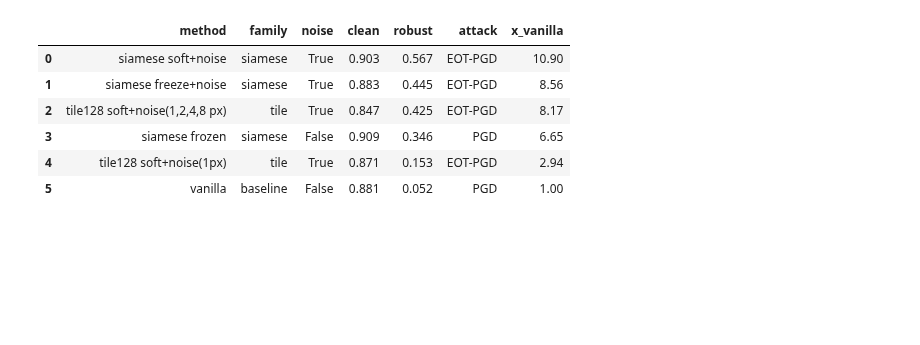
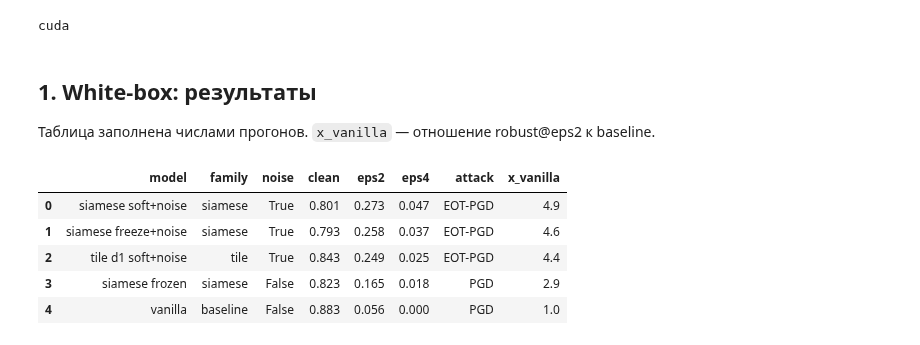
Before and after one commit to tarakanov517/CV_JND_based_approach, a Jupyter notebook: notebooks/compare_experiments.ipynb, the cells around one changed output. Cells and saved outputs as stored; diff of their text form; code cells hidden in the pictures; blank space fills up the shorter version.

Commit message:
as: add updated notebook with experiments: depth + white-box + black-box

```diff
--- a/notebooks/compare_experiments.ipynb
+++ b/notebooks/compare_experiments.ipynb
@@ -7,23 +15,38 @@
+# %%
+import os, sys
+if os.path.basename(os.getcwd()) == 'notebooks':
+    os.chdir('..')
+sys.path.insert(0, os.getcwd())
+
+import torch
+import pandas as pd
+import matplotlib.pyplot as plt
+
+device = torch.device('cuda' if torch.cuda.is_available() else 'cpu')
+EPS = [2/255, 4/255]
+print(device)
+# %% [output]
+cuda
+# %% [markdown]
+## 1. White-box: результаты
+
+Таблица заполнена числами прогонов.
+`x_vanilla` — отношение robust@eps2 к baseline.
 # %%
-# ── Собранные результаты (eps=2/255, честные атаки) ──────────────────────
-results = [
-    dict(method='vanilla',              family='baseline', noise=False, clean=0.881, robust=0.052, attack='PGD'),
-    dict(method='siamese frozen',       family='siamese',  noise=False, clean=0.909, robust=0.346, attack='PGD'),
-    dict(method='siamese freeze+noise', family='siamese',  noise=True,  clean=0.883, robust=0.445, attack='EOT-PGD'),
-    dict(method='siamese soft+noise',   family='siamese',  noise=True,  clean=0.903, robust=0.567, attack='EOT-PGD'),
-    dict(method='tile128 soft+noise(1px)',   family='tile',     noise=True,  clean=0.871, robust=0.153, attack='EOT-PGD'),
-    dict(method='tile128 soft+noise(1,2,4,8 px)',   family='tile',     noise=True,  clean=0.847, robust=0.425, attack='EOT-PGD'),
+final = [
+    dict(model='vanilla',              family='baseline', noise=False, clean=0.883, eps2=0.056, eps4=0.000, attack='PGD'),
+    dict(model='siamese frozen',       family='siamese',  noise=False, clean=0.823, eps2=0.165, eps4=0.018, attack='PGD'),
+    dict(model='tile d1 soft+noise',   family='tile',     noise=True,  clean=0.843, eps2=0.249, eps4=0.025, attack='EOT-PGD'),
+    dict(model='siamese freeze+noise', family='siamese',  noise=True,  clean=0.793, eps2=0.258, eps4=0.037, attack='EOT-PGD'),
+    dict(model='siamese soft+noise',   family='siamese',  noise=True,  clean=0.801, eps2=0.273, eps4=0.047, attack='EOT-PGD'),
 ]
-
-import pandas as pd
-df = pd.DataFrame(results)
-df['x_vanilla'] = (df['robust'] / df.loc[df.method == 'vanilla', 'robust'].values[0]).round(2)
-df.sort_values('robust', ascending=False).reset_index(drop=True)
+fdf = pd.DataFrame(final)
+fdf['x_vanilla'] = (fdf.eps2 / fdf.loc[fdf.model == 'vanilla', 'eps2'].values[0]).round(1)
+fdf.sort_values('eps2', ascending=False).reset_index(drop=True)
 # %% [output]
-|  | method | family | noise | clean | robust | attack | x_vanilla |
-| 0 | siamese soft+noise | siamese | True | 0.903 | 0.567 | EOT-PGD | 10.90 |
-| 1 | siamese freeze+noise | siamese | True | 0.883 | 0.445 | EOT-PGD | 8.56 |
-| 2 | tile128 soft+noise(1,2,4,8 px) | tile | True | 0.847 | 0.425 | EOT-PGD | 8.17 |
-| 3 | siamese frozen | siamese | False | 0.909 | 0.346 | PGD | 6.65 |
-| 4 | tile128 soft+noise(1px) | tile | True | 0.871 | 0.153 | EOT-PGD | 2.94 |
-| 5 | vanilla | baseline | False | 0.881 | 0.052 | PGD | 1.00 |
+|  | model | family | noise | clean | eps2 | eps4 | attack | x_vanilla |
+| 0 | siamese soft+noise | siamese | True | 0.801 | 0.273 | 0.047 | EOT-PGD | 4.9 |
+| 1 | siamese freeze+noise | siamese | True | 0.793 | 0.258 | 0.037 | EOT-PGD | 4.6 |
+| 2 | tile d1 soft+noise | tile | True | 0.843 | 0.249 | 0.025 | EOT-PGD | 4.4 |
+| 3 | siamese frozen | siamese | False | 0.823 | 0.165 | 0.018 | PGD | 2.9 |
+| 4 | vanilla | baseline | False | 0.883 | 0.056 | 0.000 | PGD | 1.0 |
```
Also changed, not shown: parts of 23 cells of this notebook.
